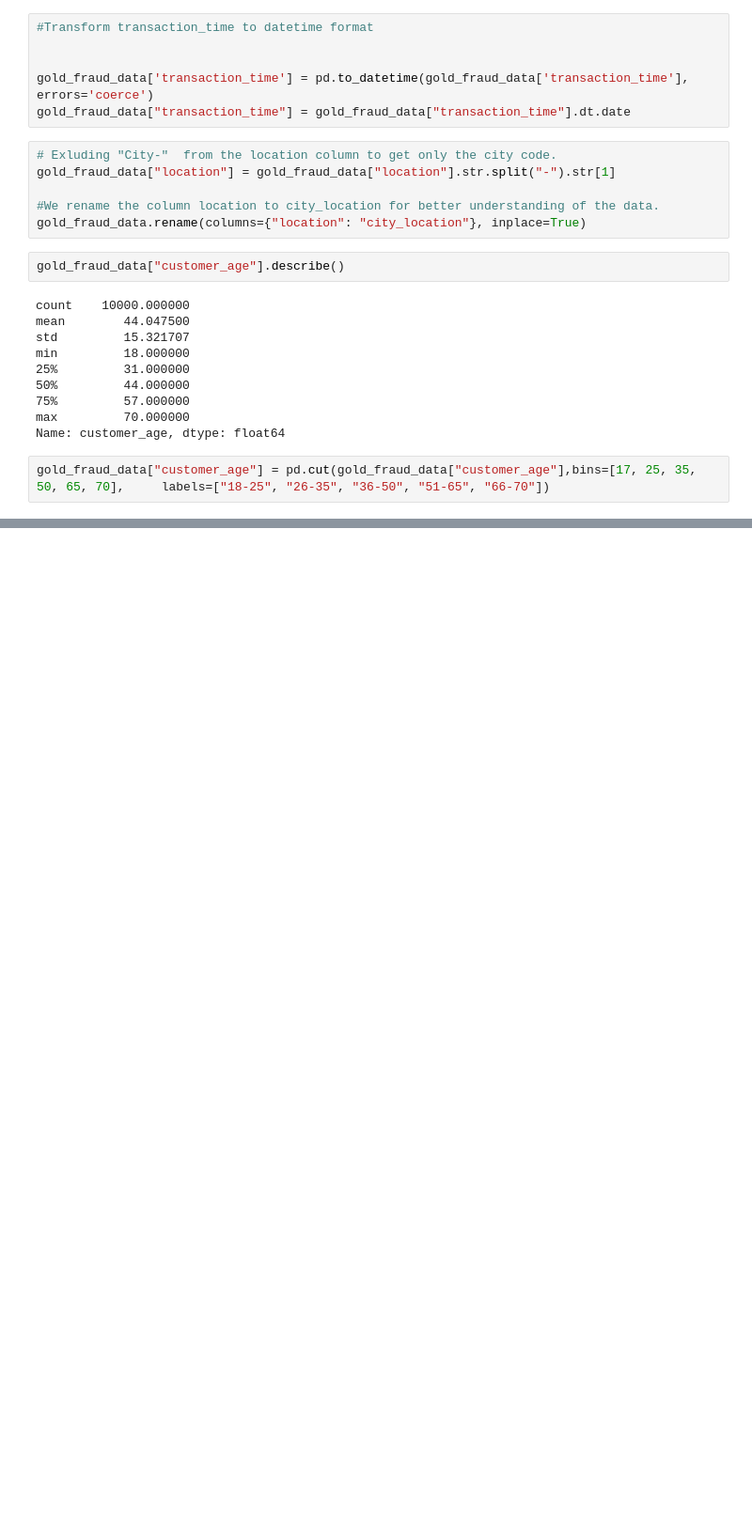
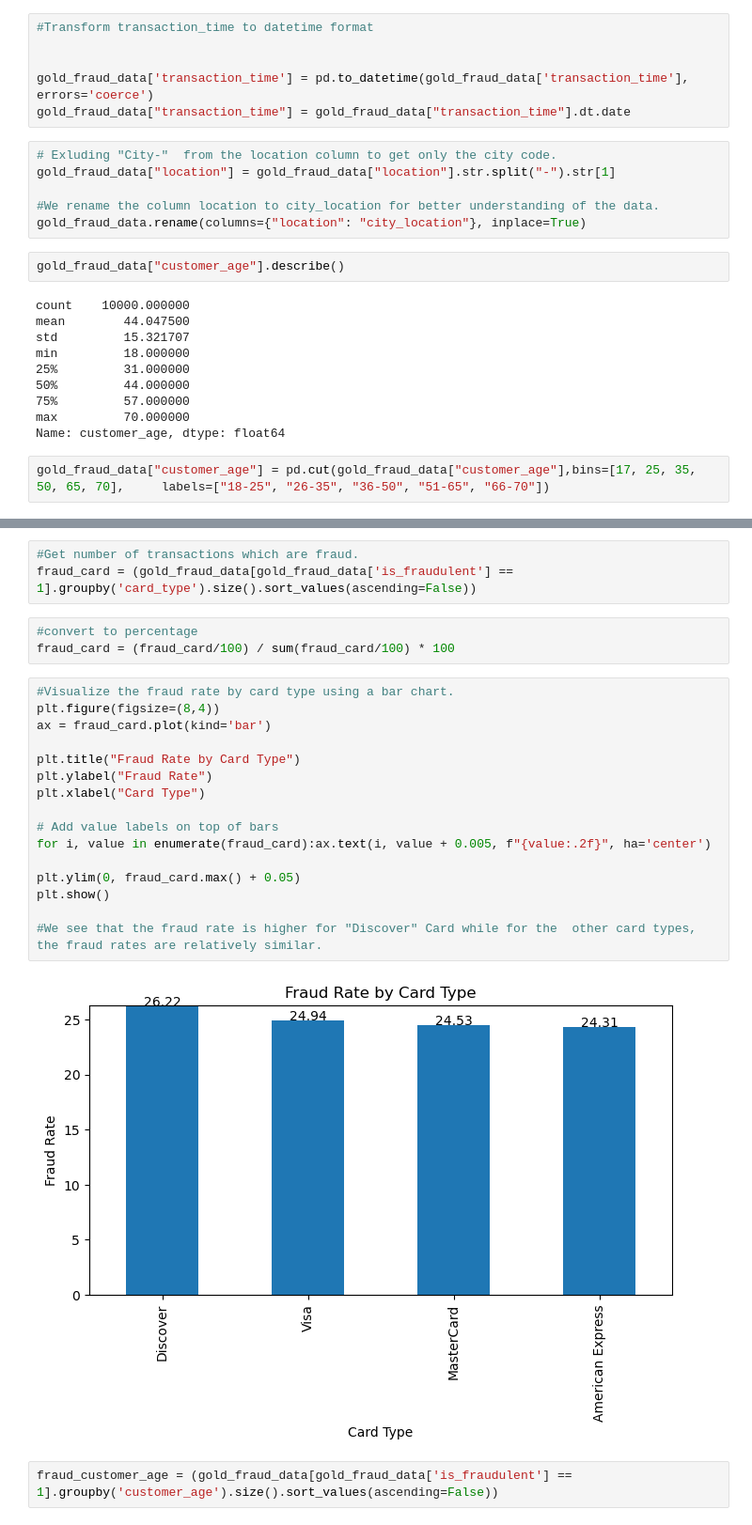
Before and after one commit to lefteristran/Python-Projects-for-Data-Analysis, a Jupyter notebook: fraud_analysis.ipynb, the cells around one changed output, grey strips where cells are left out. Shown at 94% size. Cells and saved outputs as stored; diff of their text form; blank space fills up the shorter version.

```diff
--- a/fraud_analysis.ipynb
+++ b/fraud_analysis.ipynb
@@ -222,0 +173,26 @@ Name: count, dtype: int64
+# %%
+#Get number of transactions which are fraud.
+fraud_card = (gold_fraud_data[gold_fraud_data['is_fraudulent'] == 1].groupby('card_type').size().sort_values(ascending=False))
+# %%
+#convert to percentage
+fraud_card = (fraud_card/100) / sum(fraud_card/100) * 100
+# %%
+#Visualize the fraud rate by card type using a bar chart.
+plt.figure(figsize=(8,4))
+ax = fraud_card.plot(kind='bar')
+
+plt.title("Fraud Rate by Card Type")
+plt.ylabel("Fraud Rate")
+plt.xlabel("Card Type")
+
+# Add value labels on top of bars
+for i, value in enumerate(fraud_card):ax.text(i, value + 0.005, f"{value:.2f}", ha='center')
+
+plt.ylim(0, fraud_card.max() + 0.05)
+plt.show()
+
+#We see that the fraud rate is higher for "Discover" Card while for the  other card types, the fraud rates are relatively similar.
+# %% [output]
+[figure, added]
+# %%
+fraud_customer_age = (gold_fraud_data[gold_fraud_data['is_fraudulent'] == 1].groupby('customer_age').size().sort_values(ascending=False))
```
Also changed, not shown: parts of 12 cells of this notebook.
